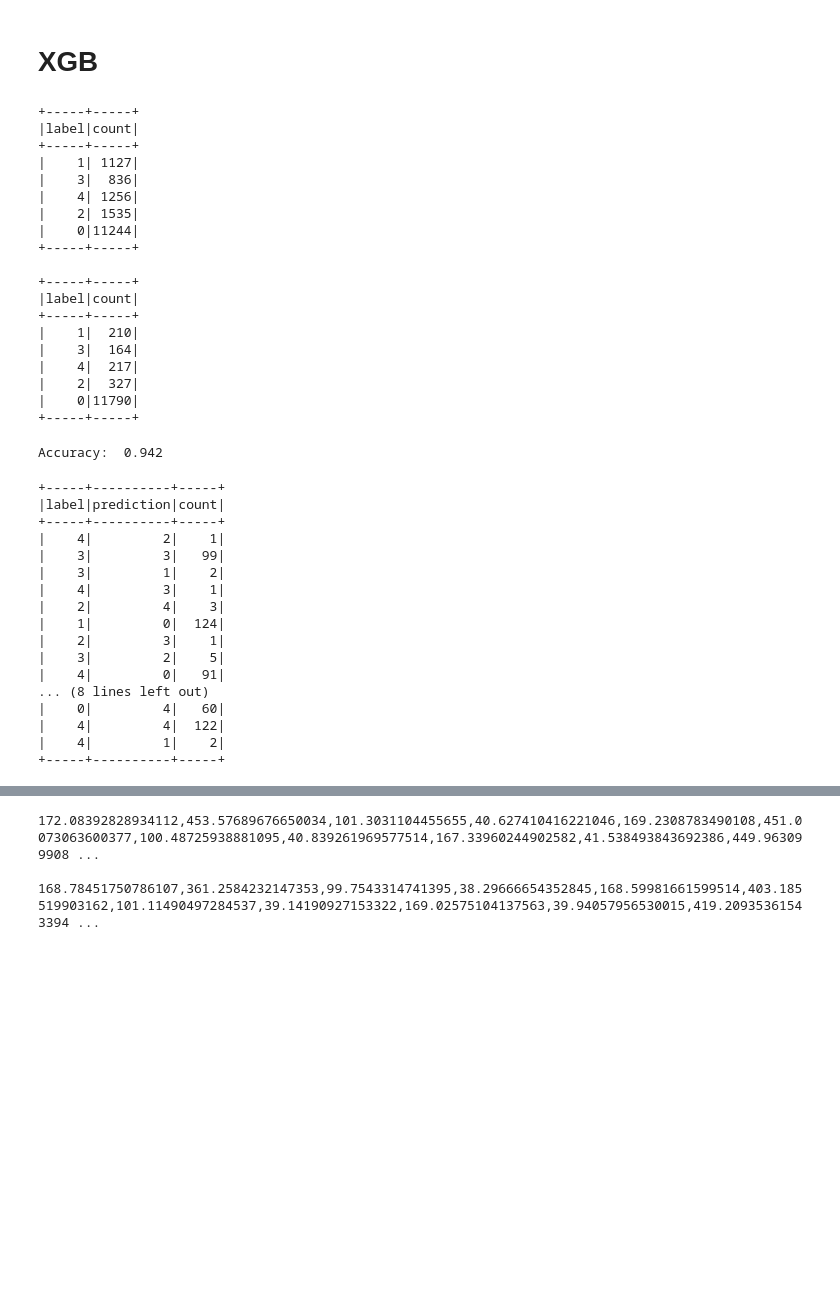
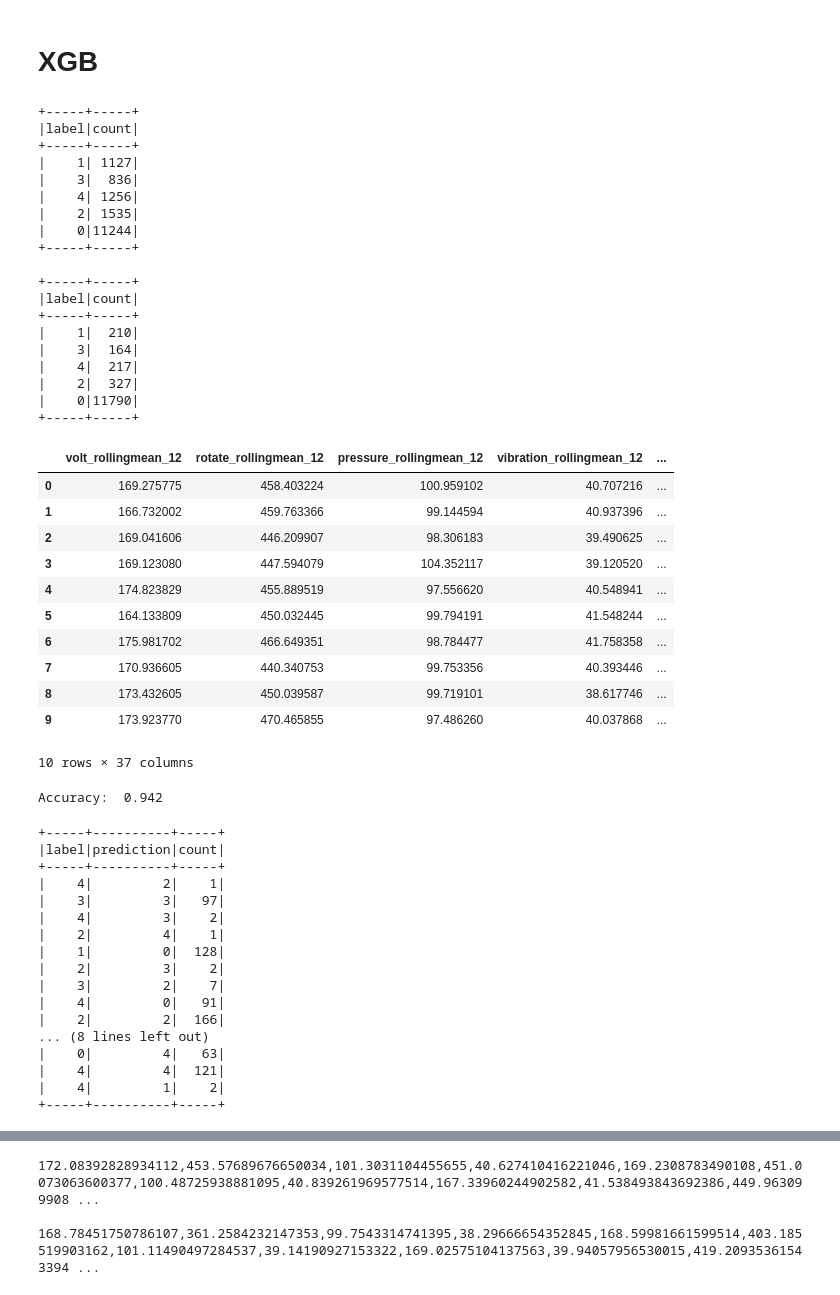
Before and after one commit to VisusAdAstra/Soen471, a Jupyter notebook: code/prototype2.ipynb, the cells around one changed output, grey strips where cells are left out. Cells and saved outputs as stored; diff of their text form; code cells hidden in the pictures; blank space fills up the shorter version.

```diff
--- a/code/prototype2.ipynb
+++ b/code/prototype2.ipynb
@@ -395,44 +400,55 @@ from sklearn.model_selection import RandomizedSearchCV, RepeatedStratifiedKFold
 
 
 split_date = "2015-10-30"
-feat_data = feat_data.withColumnRenamed("label_e", "label")
-feat_data = feat_data.withColumn("machineID", feat_data.machineID.cast(IntegerType()))
-feat_data = feat_data.withColumn("label", feat_data.label.cast(IntegerType()))
-feat_data = feat_data.withColumn("model", substring("model", 6,1).cast(IntegerType()))
-
 training = feat_data.filter(feat_data.dt_truncated < split_date)
 testing = feat_data.filter(feat_data.dt_truncated >= split_date)
-train_data = training.drop(*['dt_truncated', 'model_encoded']) #model???
-test_data = testing.drop(*['dt_truncated', 'model_encoded'])
+train_data = training.drop(*['dt_truncated', 'model_encoded', 'failure'])
+test_data = testing.drop(*['dt_truncated', 'model_encoded', 'failure'])
 
 train_data = train_data.sampleBy('label', fractions={0: 0.2, 1: 1.0, 2: 1.0, 3: 1.0, 4: 1.0}, seed=0).cache()
 train_data.groupby('label').count().show()
 test_data.groupby('label').count().show()
 
+input_features = train_data.columns
+input_features
+
 # train_data.dtypes
 # print(train_data.count())
 # print(test_data.count())
 # test_data.limit(10).toPandas().head(10)
+train_data.limit(10).toPandas().head(10)
 # %% [output]
 +-----+-----+
 |label|count|
 +-----+-----+
 |    1| 1127|
 |    3|  836|
 |    4| 1256|
 |    2| 1535|
 |    0|11244|
 +-----+-----+
 
 +-----+-----+
 |label|count|
 +-----+-----+
 |    1|  210|
 |    3|  164|
 |    4|  217|
 |    2|  327|
 |    0|11790|
 +-----+-----+
+|  | volt_rollingmean_12 | rotate_rollingmean_12 | pressure_rollingmean_12 | vibration_rollingmean_12 | ... |
+| 0 | 169.275775 | 458.403224 | 100.959102 | 40.707216 | ... |
+| 1 | 166.732002 | 459.763366 | 99.144594 | 40.937396 | ... |
+| 2 | 169.041606 | 446.209907 | 98.306183 | 39.490625 | ... |
+| 3 | 169.123080 | 447.594079 | 104.352117 | 39.120520 | ... |
+| 4 | 174.823829 | 455.889519 | 97.556620 | 40.548941 | ... |
+| 5 | 164.133809 | 450.032445 | 99.794191 | 41.548244 | ... |
+| 6 | 175.981702 | 466.649351 | 98.784477 | 41.758358 | ... |
+| 7 | 170.936605 | 440.340753 | 99.753356 | 40.393446 | ... |
+| 8 | 173.432605 | 450.039587 | 99.719101 | 38.617746 | ... |
+| 9 | 173.923770 | 470.465855 | 97.486260 | 40.037868 | ... |
+10 rows × 37 columns
 # %%
 train_ = train_data.toPandas()
 test_ = test_data.toPandas()
@@ -472,16 +488,16 @@ prediction.groupby('label', 'prediction').count().show()
 |label|prediction|count|
 +-----+----------+-----+
 |    4|         2|    1|
-|    3|         3|   99|
-|    3|         1|    2|
-|    4|         3|    1|
-|    2|         4|    3|
-|    1|         0|  124|
-|    2|         3|    1|
-|    3|         2|    5|
+|    3|         3|   97|
+|    4|         3|    2|
+|    2|         4|    1|
+|    1|         0|  128|
+|    2|         3|    2|
+|    3|         2|    7|
 |    4|         0|   91|
+|    2|         2|  166|
 ... (8 lines left out)
-|    0|         4|   60|
-|    4|         4|  122|
+|    0|         4|   63|
+|    4|         4|  121|
 |    4|         1|    2|
 +-----+----------+-----+
```
Also changed, not shown: parts of 7 cells of this notebook.
